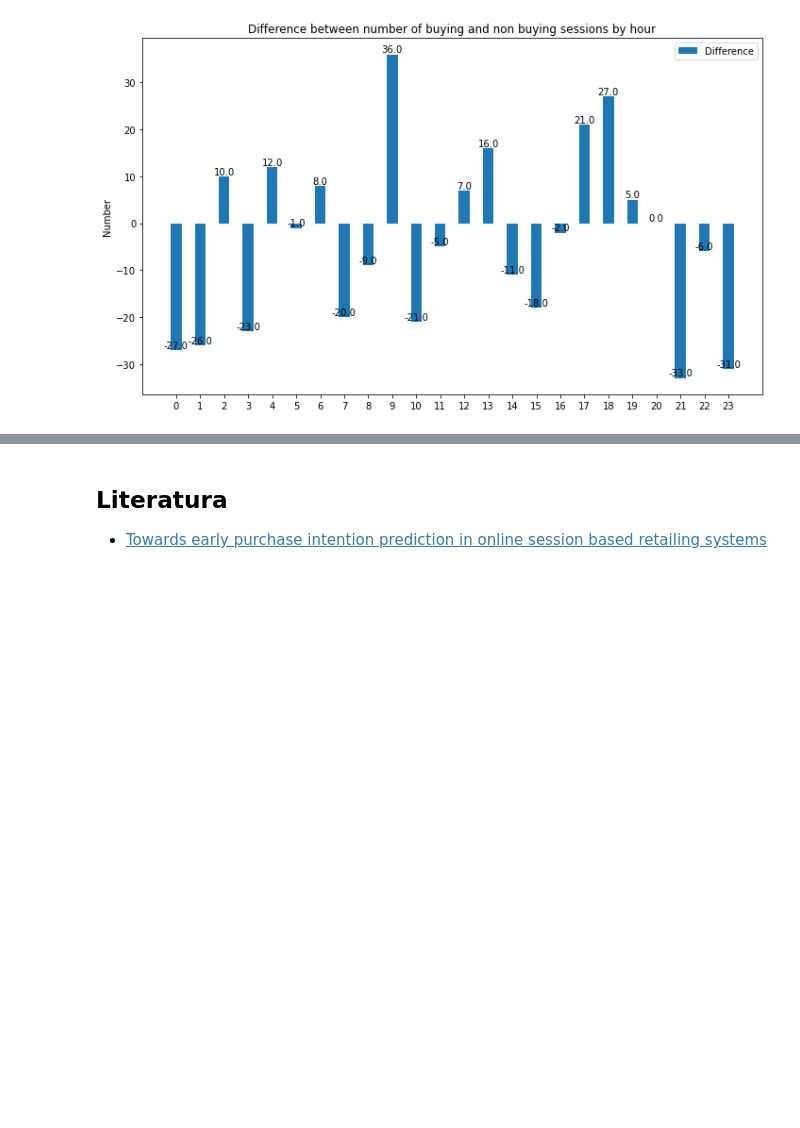
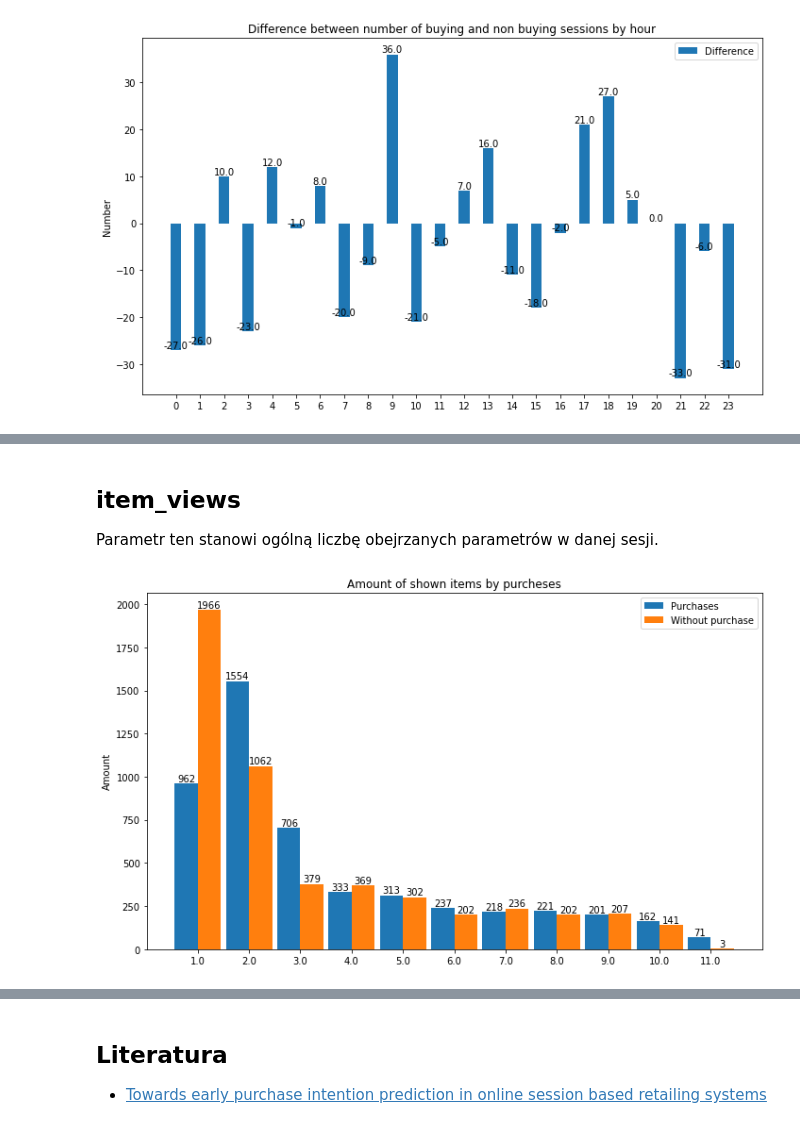
Before and after one commit to pawelbeza/IUM, a Jupyter notebook: data_analysis.ipynb, the cells around one changed output, grey strips where cells are left out. Drawn from its saved outputs; the diff is of its cells as text; code cells hidden in the pictures; blank space fills up the shorter version.

```diff
--- a/data_analysis.ipynb
+++ b/data_analysis.ipynb
@@ -479 +492,43 @@ plt.show()
+# %% [markdown]
+## item_views <a name="item_views"></a>
+Parametr ten stanowi ogólną liczbę obejrzanych parametrów w danej sesji.
+# %%
+max_items = 0
+views = []
+views_w = []
+current_session = 100001
+
+for i in range(sessions.shape[0]):
+    if(sessions.iloc[i]['session_id'] != current_session):
+        if(sessions.iloc[i]['purchase']):
+            views.append(max_items)
+        else:
+            views_w.append(max_items)
+        current_session = sessions.iloc[i]['session_id']
+    max_items = sessions.iloc[i]['item_views']
+# %%
+unique, counts = np.unique(np.array(views), return_counts = True)
+unique_w, counts_w = np.unique(np.array(items_shown_w), return_counts = True)
+# %%
+x = np.arange(len(unique))
+width = 0.45
+
+fig, ax = plt.subplots(figsize=(10,6))
+rects1 = ax.bar(x - width/2, counts, width, label='Purchases')
+rects2 = ax.bar(x + width/2, counts_w, width, label='Without purchase')
+
+ax.set_ylabel('Amount')
+ax.set_title('Amount of shown items by purcheses')
+ax.set_xticks(x)
+ax.set_xticklabels(unique)
+ax.legend()
+
+autolabel(rects1, ax)
+autolabel(rects2, ax)
+
+fig.tight_layout()
+
+plt.show()
+# %% [output]
+[figure, added]
 # %% [markdown]
```
Also changed, not shown: parts of 22 cells of this notebook.
